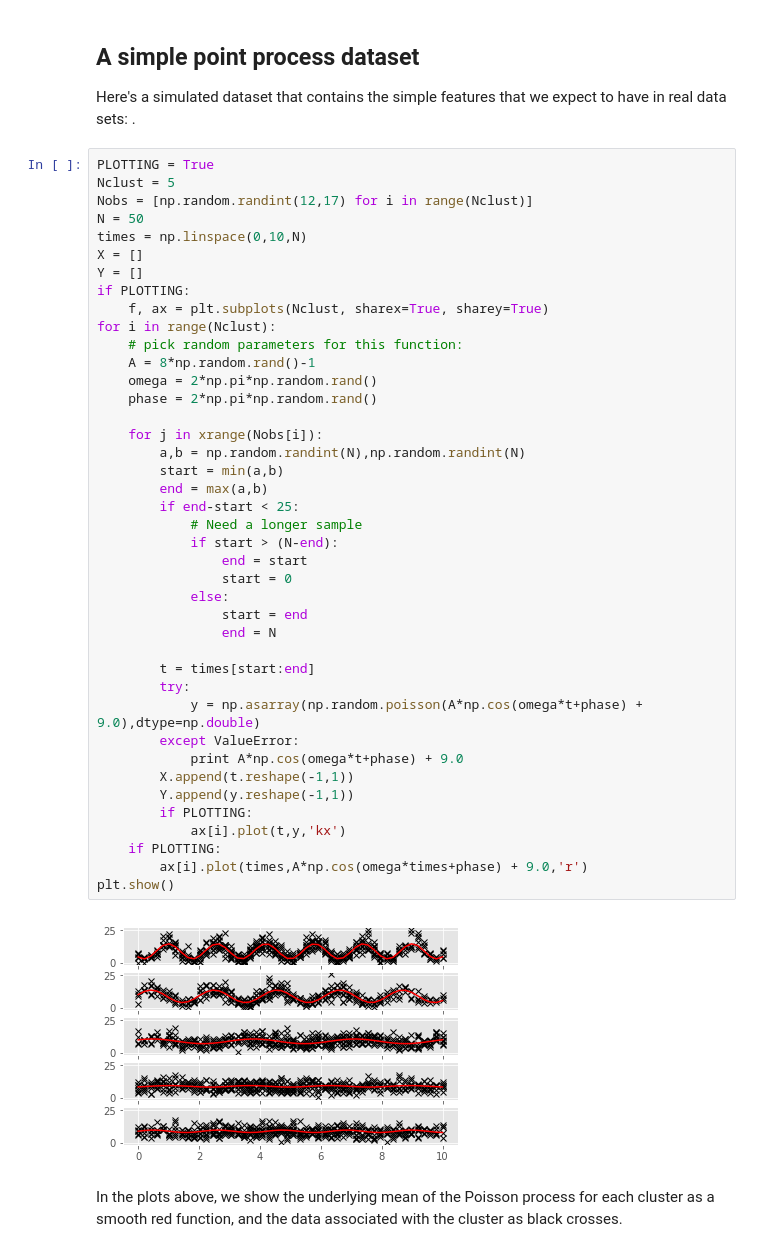
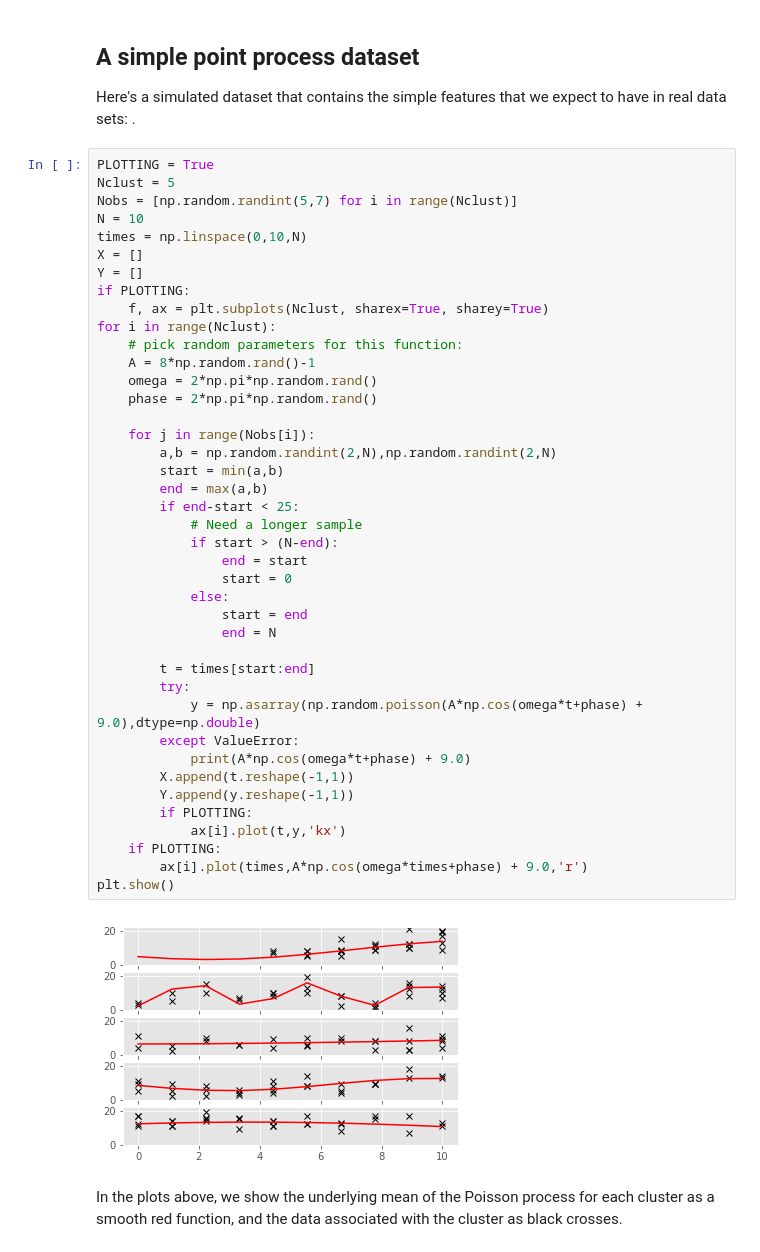
Before and after one commit to SheffieldML/GPclust, a Jupyter notebook: notebooks/MOGP_demo.ipynb, the cells around one changed output. Drawn from its saved outputs; the diff is of its cells as text.

```diff
--- a/notebooks/MOGP_demo.ipynb
+++ b/notebooks/MOGP_demo.ipynb
@@ -34,8 +34,8 @@ Here's a simulated dataset that contains the simple features that we expect to h
 # %%
 PLOTTING = True
 Nclust = 5
-Nobs = [np.random.randint(12,17) for i in range(Nclust)]
-N = 50
+Nobs = [np.random.randint(5,7) for i in range(Nclust)]
+N = 10
 times = np.linspace(0,10,N)
 X = []
 Y = []
@@ -43,37 +43,37 @@ if PLOTTING:
     f, ax = plt.subplots(Nclust, sharex=True, sharey=True)
 for i in range(Nclust):
     # pick random parameters for this function:
     A = 8*np.random.rand()-1
     omega = 2*np.pi*np.random.rand()
     phase = 2*np.pi*np.random.rand()
 
-    for j in xrange(Nobs[i]):
-        a,b = np.random.randint(N),np.random.randint(N)
+    for j in range(Nobs[i]):
+        a,b = np.random.randint(2,N),np.random.randint(2,N)
         start = min(a,b)
         end = max(a,b)
         if end-start < 25:
             # Need a longer sample
             if start > (N-end):
                 end = start
                 start = 0
             else:
                 start = end
                 end = N
 
         t = times[start:end]
         try:
             y = np.asarray(np.random.poisson(A*np.cos(omega*t+phase) + 9.0),dtype=np.double)
         except ValueError:
-            print A*np.cos(omega*t+phase) + 9.0
+            print(A*np.cos(omega*t+phase) + 9.0)
         X.append(t.reshape(-1,1))
         Y.append(y.reshape(-1,1))
         if PLOTTING:
             ax[i].plot(t,y,'kx')
     if PLOTTING:
         ax[i].plot(times,A*np.cos(omega*times+phase) + 9.0,'r')
 plt.show()
 # %% [output]
-[figure, old version]
+[figure, new version]
 # %% [markdown]
 In the plots above, we show the underlying mean of the Poisson process for each cluster as a smooth red function, and the data associated with the cluster as black crosses.
 # %%
```
Also changed, not shown: parts of 8 cells of this notebook, 3 other files.
